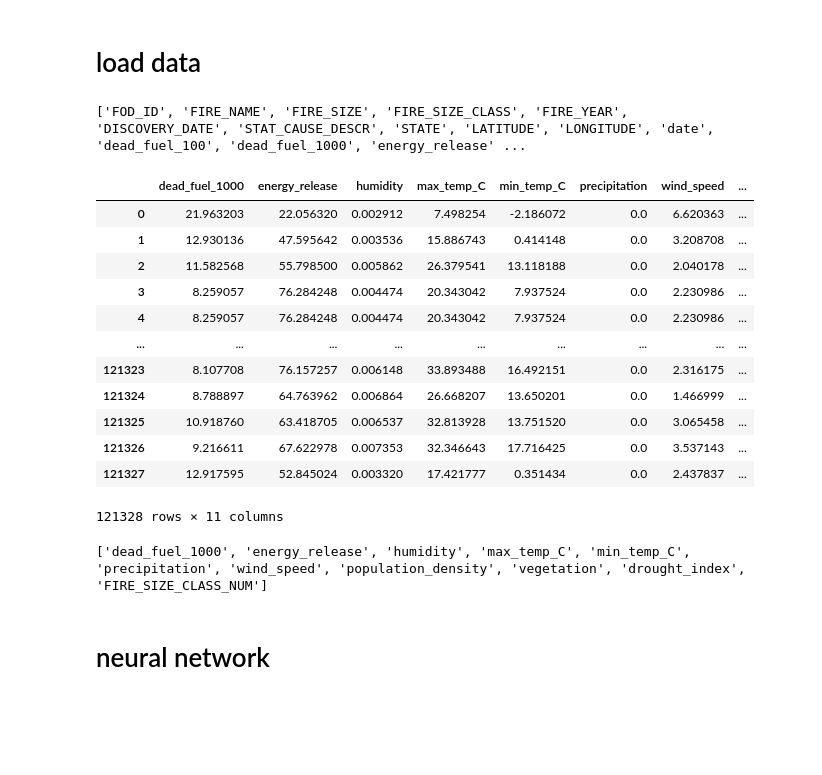
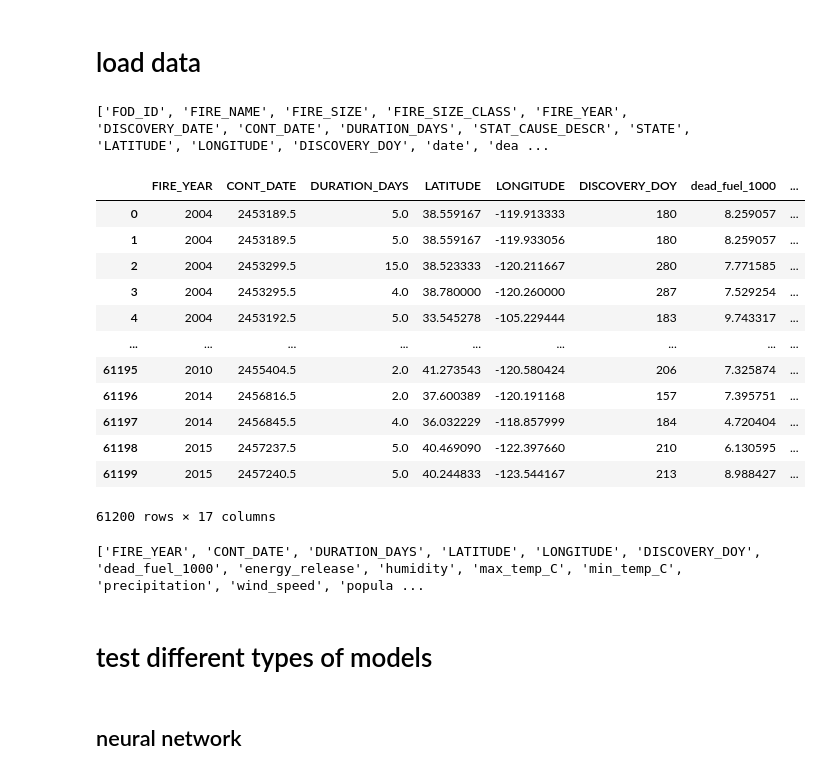
Before and after one commit to jmo2171/ml-climate, a Jupyter notebook: src/wildfire_correlation_models.ipynb, the cells around one changed output. Cells and saved outputs as stored; diff of their text form; code cells hidden in the pictures; blank space fills up the shorter version.

Commit message:
added generalization study for correlation and reduced feature test

```diff
--- a/src/wildfire_correlation_models.ipynb
+++ b/src/wildfire_correlation_models.ipynb
@@ -17,40 +44,56 @@ Mounted at /content/drive
 # %% [markdown]
 # load data
 # %%
-data_orig = pd.read_csv("/content/drive/MyDrive/Spring 2025/ML and Climate/wildfire_project/ca_2000_mean_fire_earth_data.csv")
+# data_orig = pd.read_csv("/content/drive/MyDrive/Spring 2025/ML and Climate/wildfire_project/ca_2000_mean_fire_earth_data.csv")
+# data_orig = pd.read_csv("/content/drive/MyDrive/Spring 2025/ML and Climate/wildfire_project/ca_2000_day_of_year_mean_fire_earth_data.csv")
+data_orig = pd.read_csv("/content/drive/MyDrive/Spring 2025/ML and Climate/wildfire_project/long_2000_mean_fire_earth_data.csv")
 # %%
 print(data_orig.columns.tolist())
-drop_cols = ['FOD_ID', 'FIRE_NAME', 'FIRE_SIZE_CLASS', 'FIRE_YEAR', 'DISCOVERY_DATE', 'STAT_CAUSE_DESCR', 'STATE', 'LATITUDE', 'LONGITUDE', 'date', 'dead_fuel_100']
-data = data_orig.drop(columns=drop_cols)
-drop_cols = ['FOD_ID', 'FIRE_NAME', 'FIRE_SIZE', 'FIRE_YEAR', 'DISCOVERY_DATE', 'STAT_CAUSE_DESCR', 'STATE', 'LATITUDE', 'LONGITUDE', 'date', 'dead_fuel_100']
+
+
+# drop unused variables
+# drop_cols = ['FOD_ID', 'FIRE_NAME', 'FIRE_SIZE_CLASS', 'FIRE_YEAR', 'DISCOVERY_DATE', 'STAT_CAUSE_DESCR', 'STATE', 'LATITUDE', 'LONGITUDE', 'date', 'dead_fuel_100']
+# drop_cols = ['FOD_ID', 'FIRE_NAME', 'FIRE_SIZE', 'FIRE_YEAR', 'DISCOVERY_DATE', 'STAT_CAUSE_DESCR', 'STATE', 'LATITUDE', 'LONGITUDE', 'date', 'dead_fuel_100']
+drop_cols = ['FOD_ID', 'FIRE_NAME', 'FIRE_SIZE',  'DISCOVERY_DATE', 'STAT_CAUSE_DESCR', 'STATE',  'date', 'dead_fuel_100']
 
 data_class = data_orig.drop(columns=drop_cols)
+
+# make the prediction numeric instead of alphabetic
 data_class['FIRE_SIZE_CLASS'].unique()
 mapping = {'A': 1, 'B': 2, 'C': 3, 'D': 4, 'E': 5, 'F': 6, 'G': 7}
 data_class['FIRE_SIZE_CLASS_NUM'] = data_class['FIRE_SIZE_CLASS'].map(mapping)
 data_class = data_class.drop(columns=['FIRE_SIZE_CLASS'])
+
+
+# data_class['temp_C'] = (data_class['min_temp_C'] + data_class['max_temp_C'])/2
+# data_class = data_class.drop(columns=['min_temp_C', 'max_temp_C'])
+
+# drop invalid rows
 df = data_class.dropna()
+
 data_class
 # %% [output]
-['FOD_ID', 'FIRE_NAME', 'FIRE_SIZE', 'FIRE_SIZE_CLASS', 'FIRE_YEAR', 'DISCOVERY_DATE', 'STAT_CAUSE_DESCR', 'STATE', 'LATITUDE', 'LONGITUDE', 'date', 'dead_fuel_100', 'dead_fuel_1000', 'energy_release' ...
+['FOD_ID', 'FIRE_NAME', 'FIRE_SIZE', 'FIRE_SIZE_CLASS', 'FIRE_YEAR', 'DISCOVERY_DATE', 'CONT_DATE', 'DURATION_DAYS', 'STAT_CAUSE_DESCR', 'STATE', 'LATITUDE', 'LONGITUDE', 'DISCOVERY_DOY', 'date', 'dea ...
-|  | dead_fuel_1000 | energy_release | humidity | max_temp_C | min_temp_C | precipitation | wind_speed | ... |
-| 0 | 21.963203 | 22.056320 | 0.002912 | 7.498254 | -2.186072 | 0.0 | 6.620363 | ... |
-| 1 | 12.930136 | 47.595642 | 0.003536 | 15.886743 | 0.414148 | 0.0 | 3.208708 | ... |
-| 2 | 11.582568 | 55.798500 | 0.005862 | 26.379541 | 13.118188 | 0.0 | 2.040178 | ... |
-| 3 | 8.259057 | 76.284248 | 0.004474 | 20.343042 | 7.937524 | 0.0 | 2.230986 | ... |
-| 4 | 8.259057 | 76.284248 | 0.004474 | 20.343042 | 7.937524 | 0.0 | 2.230986 | ... |
+|  | FIRE_YEAR | CONT_DATE | DURATION_DAYS | LATITUDE | LONGITUDE | DISCOVERY_DOY | dead_fuel_1000 | ... |
+| 0 | 2004 | 2453189.5 | 5.0 | 38.559167 | -119.913333 | 180 | 8.259057 | ... |
+| 1 | 2004 | 2453189.5 | 5.0 | 38.559167 | -119.933056 | 180 | 8.259057 | ... |
+| 2 | 2004 | 2453299.5 | 15.0 | 38.523333 | -120.211667 | 280 | 7.771585 | ... |
+| 3 | 2004 | 2453295.5 | 4.0 | 38.780000 | -120.260000 | 287 | 7.529254 | ... |
+| 4 | 2004 | 2453192.5 | 5.0 | 33.545278 | -105.229444 | 183 | 9.743317 | ... |
 | ... | ... | ... | ... | ... | ... | ... | ... | ... |
-| 121323 | 8.107708 | 76.157257 | 0.006148 | 33.893488 | 16.492151 | 0.0 | 2.316175 | ... |
-| 121324 | 8.788897 | 64.763962 | 0.006864 | 26.668207 | 13.650201 | 0.0 | 1.466999 | ... |
-| 121325 | 10.918760 | 63.418705 | 0.006537 | 32.813928 | 13.751520 | 0.0 | 3.065458 | ... |
-| 121326 | 9.216611 | 67.622978 | 0.007353 | 32.346643 | 17.716425 | 0.0 | 3.537143 | ... |
-| 121327 | 12.917595 | 52.845024 | 0.003320 | 17.421777 | 0.351434 | 0.0 | 2.437837 | ... |
+| 61195 | 2010 | 2455404.5 | 2.0 | 41.273543 | -120.580424 | 206 | 7.325874 | ... |
+| 61196 | 2014 | 2456816.5 | 2.0 | 37.600389 | -120.191168 | 157 | 7.395751 | ... |
+| 61197 | 2014 | 2456845.5 | 4.0 | 36.032229 | -118.857999 | 184 | 4.720404 | ... |
+| 61198 | 2015 | 2457237.5 | 5.0 | 40.469090 | -122.397660 | 210 | 6.130595 | ... |
+| 61199 | 2015 | 2457240.5 | 5.0 | 40.244833 | -123.544167 | 213 | 8.988427 | ... |
-121328 rows × 11 columns
+61200 rows × 17 columns
 # %%
 print(data_class.columns.tolist())
 # %% [output]
-['dead_fuel_1000', 'energy_release', 'humidity', 'max_temp_C', 'min_temp_C', 'precipitation', 'wind_speed', 'population_density', 'vegetation', 'drought_index', 'FIRE_SIZE_CLASS_NUM']
+['FIRE_YEAR', 'CONT_DATE', 'DURATION_DAYS', 'LATITUDE', 'LONGITUDE', 'DISCOVERY_DOY', 'dead_fuel_1000', 'energy_release', 'humidity', 'max_temp_C', 'min_temp_C', 'precipitation', 'wind_speed', 'popula ...
+# %% [markdown]
+# test different types of models
 # %% [markdown]
-# neural network
+## neural network
 # %%
 
```
Also changed, not shown: parts of 35 cells of this notebook.
